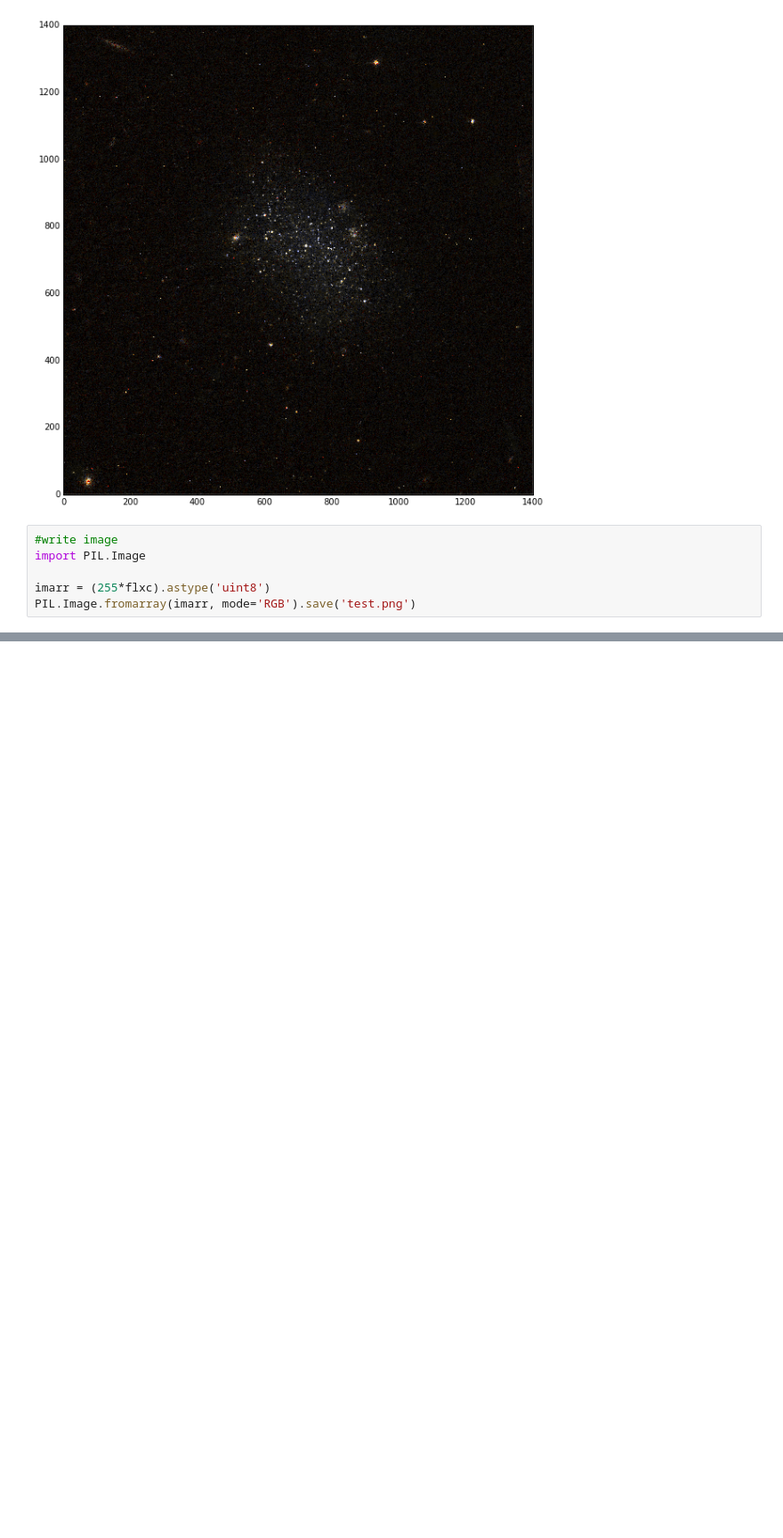
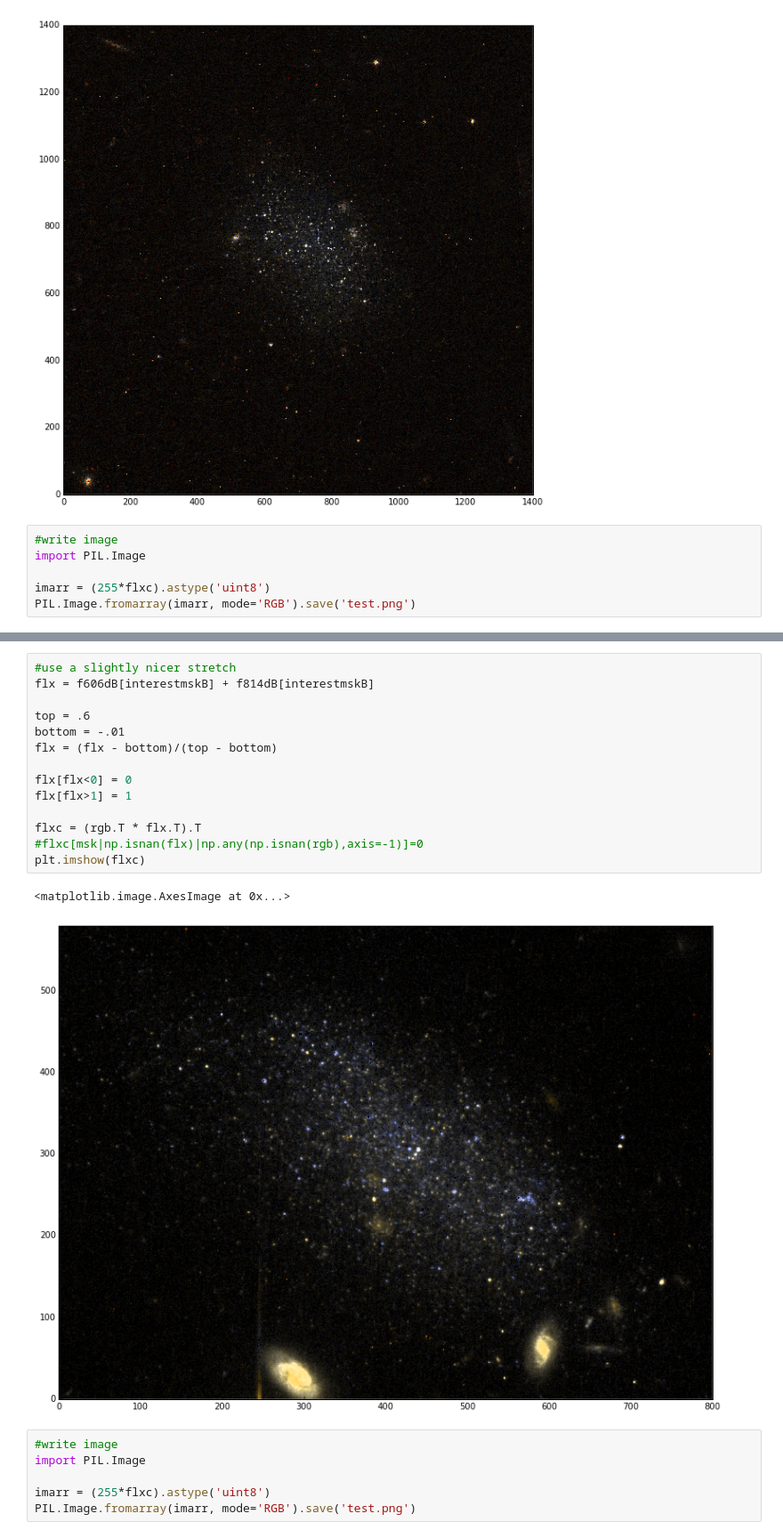
Before and after one commit to eteq/piscdwarfs_hst, a Jupyter notebook: BB Color.ipynb, the cells around one changed output, grey strips where cells are left out. Shown at 89% size. Drawn from its saved outputs; the diff is of its cells as text; blank space fills up the shorter version.

```diff
--- a/BB Color.ipynb
+++ b/BB Color.ipynb
@@ -232,0 +252,23 @@ PIL.Image.fromarray(imarr, mode='RGB').save('test.png')
+# %%
+#use a slightly nicer stretch
+flx = f606dB[interestmskB] + f814dB[interestmskB]
+
+top = .6
+bottom = -.01
+flx = (flx - bottom)/(top - bottom)
+
+flx[flx<0] = 0
+flx[flx>1] = 1
+
+flxc = (rgb.T * flx.T).T
+#flxc[msk|np.isnan(flx)|np.any(np.isnan(rgb),axis=-1)]=0
+plt.imshow(flxc)
+# %% [output]
+<matplotlib.image.AxesImage at 0x...>
+[figure, added]
+# %%
+#write image
+import PIL.Image
+
+imarr = (255*flxc).astype('uint8')
+PIL.Image.fromarray(imarr, mode='RGB').save('test.png')
```
Also changed, not shown: parts of 8 cells of this notebook, 1 other file.
